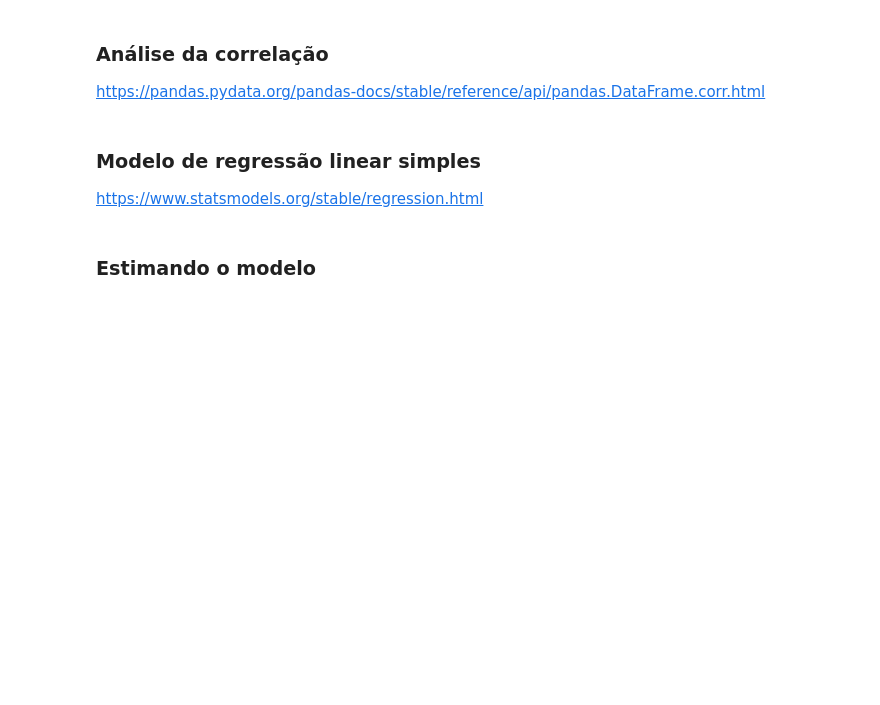
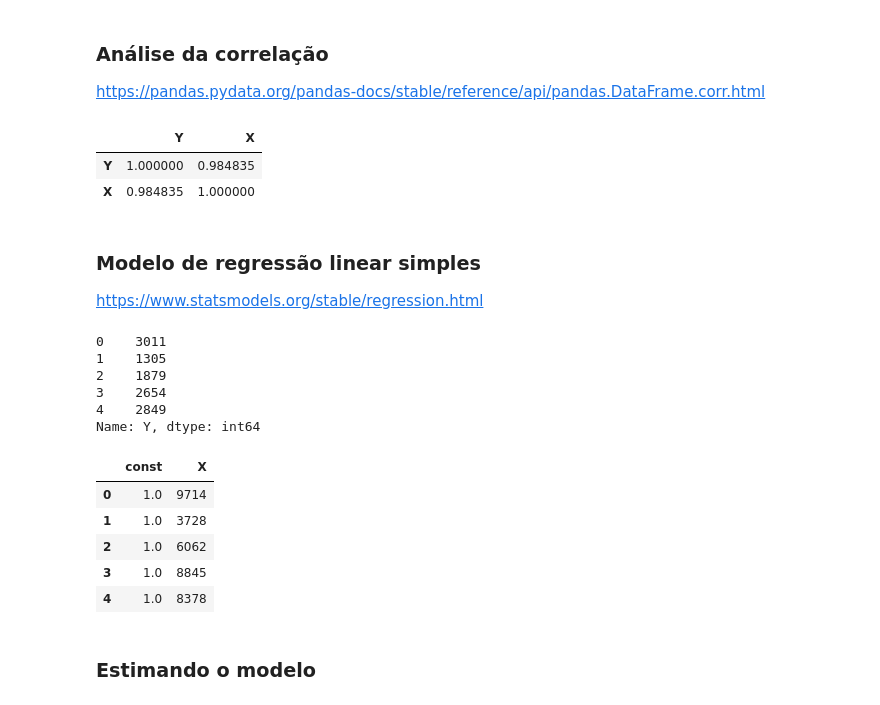
Before and after one commit to fcardosoo/Alura-012-Estatistica-com-Python-Correlacao-e-Regressao, a Jupyter notebook: Curso_de_Estatística_Parte_4.ipynb, the cells around one changed output. Cells and saved outputs as stored; diff of their text form; code cells hidden in the pictures; blank space fills up the shorter version.

```diff
--- a/Curso_de_Estatística_Parte_4.ipynb
+++ b/Curso_de_Estatística_Parte_4.ipynb
@@ -217,6 +218,12 @@ KeyError: "None of [Index(['x', 'y'], dtype='object')] are in the [columns]"
 ### Análise da correlação
 
 https://pandas.pydata.org/pandas-docs/stable/reference/api/pandas.DataFrame.corr.html
+# %%
+dataset.corr()
+# %% [output]
+|  | Y | X |
+| Y | 1.000000 | 0.984835 |
+| X | 0.984835 | 1.000000 |
 # %% [markdown]
 ### Modelo de regressão linear simples
 
@@ -224,3 +233,24 @@ https://www.statsmodels.org/stable/regression.html
+# %%
+Y = dataset.Y
+X = sm.add_constant(dataset.X)
+# %%
+Y.head()
+# %% [output]
+0    3011
+1    1305
+2    1879
+3    2654
+4    2849
+Name: Y, dtype: int64
+# %%
+X.head()
+# %% [output]
+|  | const | X |
+| 0 | 1.0 | 9714 |
+| 1 | 1.0 | 3728 |
+| 2 | 1.0 | 6062 |
+| 3 | 1.0 | 8845 |
+| 4 | 1.0 | 8378 |
 # %% [markdown]
 ### Estimando o modelo
 # %% [markdown]
```
Also changed, not shown: parts of 2 cells of this notebook.
